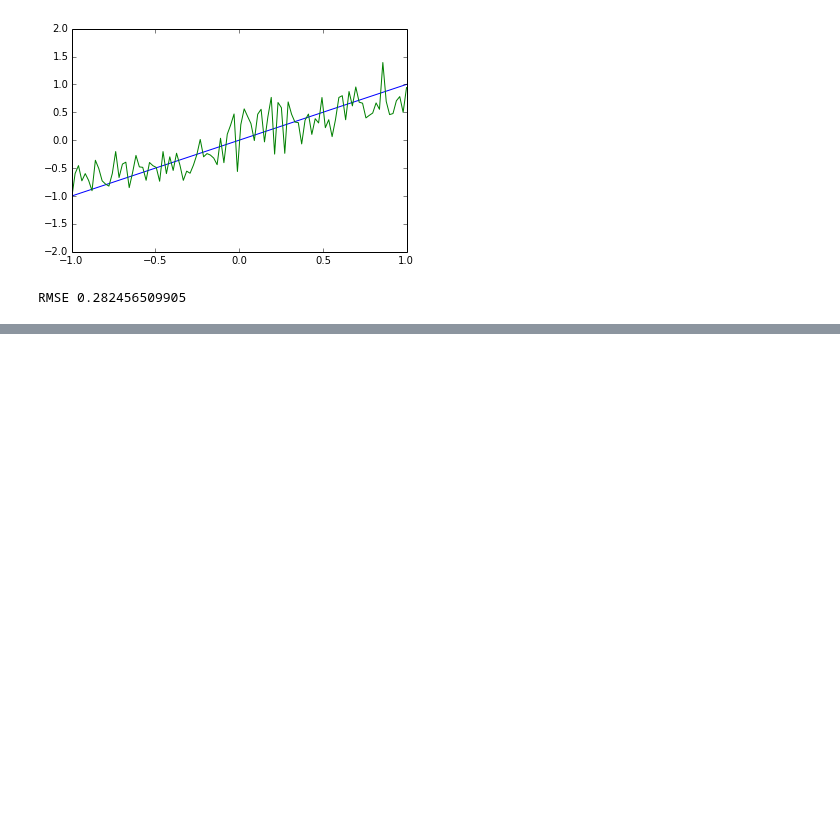
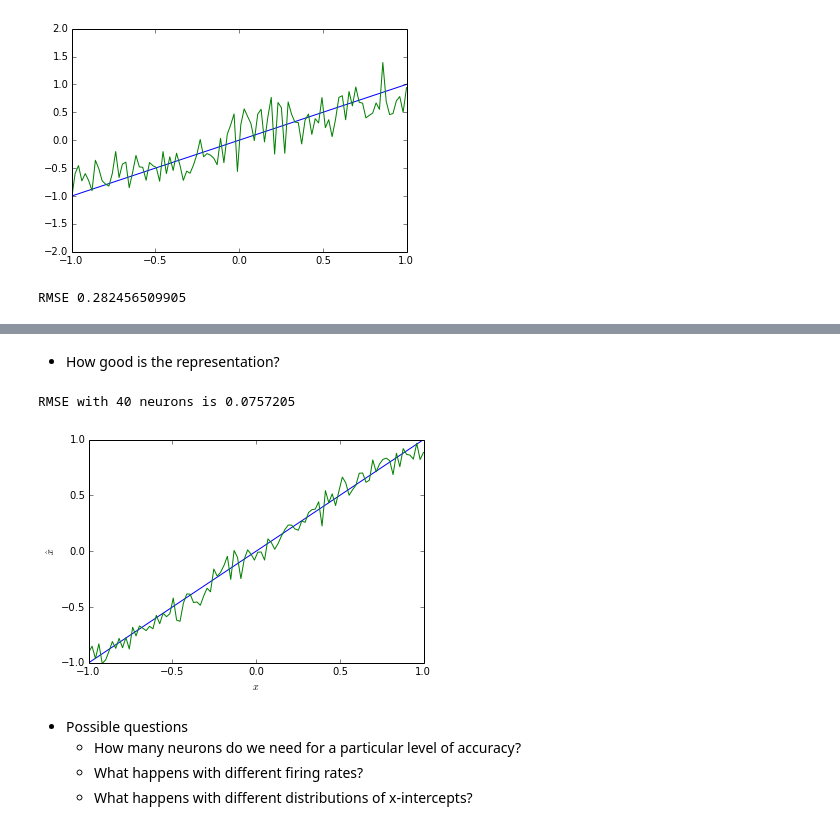
Before and after one commit to tcstewar/syde556, a Jupyter notebook: SYDE 556 Lecture 2 Representation.ipynb, the cells around one changed output, grey strips where cells are left out. Drawn from its saved outputs; the diff is of its cells as text; code cells hidden in the pictures; blank space fills up the shorter version.

```diff
--- a/SYDE 556 Lecture 2 Representation.ipynb
+++ b/SYDE 556 Lecture 2 Representation.ipynb
@@ -502,0 +647,25 @@ RMSE 0.282456509905
+# %% [markdown]
+- How good is the representation?
+# %%
+d = syde556.decoders(A, x, noise=noise, dx=dx)
+A_noisy = syde556.add_noise(A, noise)
+xhat = numpy.dot(A_noisy, d)
+
+print 'RMSE with %d neurons is %g'%(N, np.sqrt(np.average((x-xhat)**2)))
+
+figure()
+plot(x, x)
+plot(x, xhat)
+ylim(-1, 1)
+xlim(-1, 1)
+xlabel('$x$')
+ylabel('$\hat{x}$')
+show()
+# %% [output]
+RMSE with 40 neurons is 0.0757205
+[figure, added]
+# %% [markdown]
+- Possible questions
+    - How many neurons do we need for a particular level of accuracy?
+    - What happens with different firing rates?
+    - What happens with different distributions of x-intercepts?
```
Also changed, not shown: parts of 8 cells of this notebook, 1 other file.
